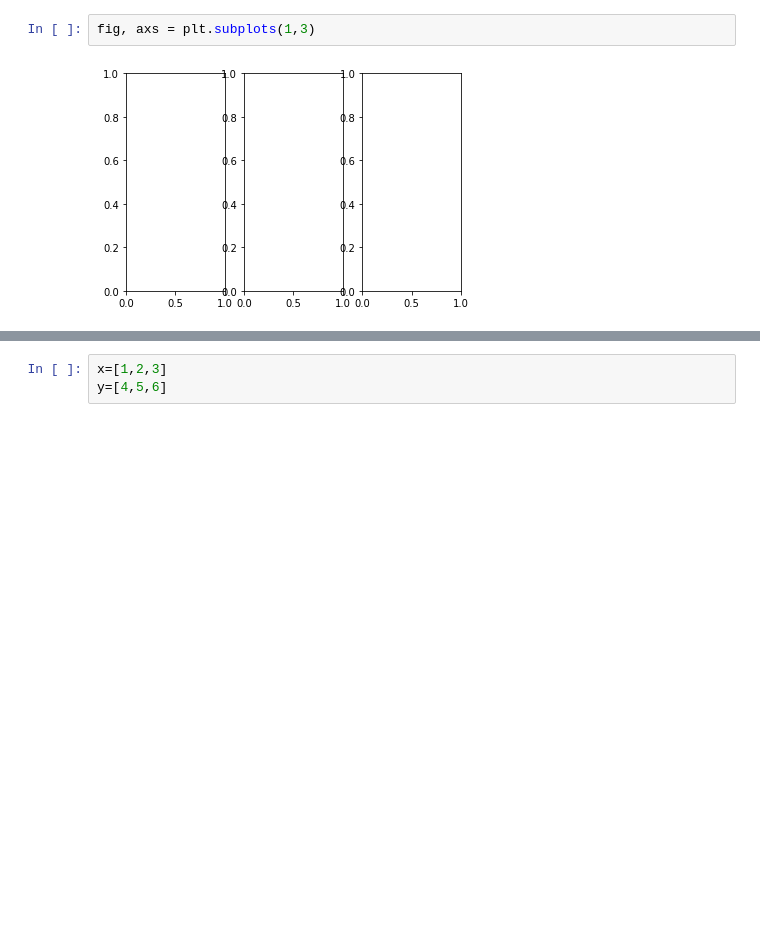
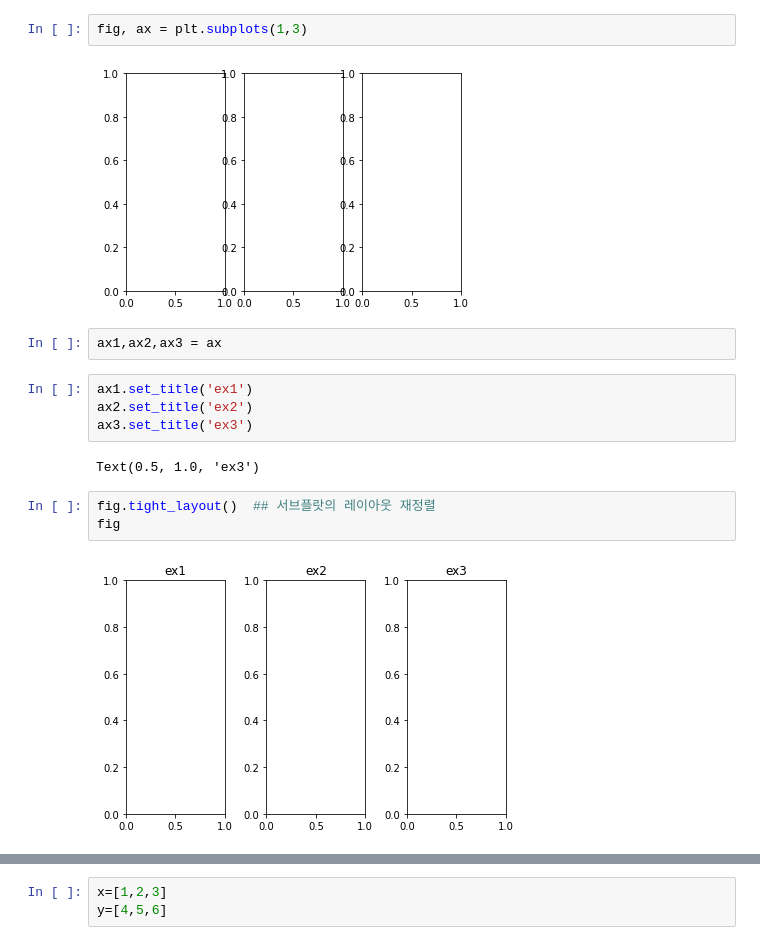
Before and after one commit to pinkocto/dinonene, a Jupyter notebook: _notebooks/2022-01-05.ipynb, the cells around one changed output, grey strips where cells are left out. Drawn from its saved outputs; the diff is of its cells as text; blank space fills up the shorter version.

```diff
--- a/_notebooks/2022-01-05.ipynb
+++ b/_notebooks/2022-01-05.ipynb
@@ -100,6 +101,19 @@ _y3=np.random.uniform(low=-1,high=1,size=10000)
 x3=_x3[radius<1]
 y3=_y3[radius<1]
 # %%
-fig, axs = plt.subplots(1,3)
+fig, ax = plt.subplots(1,3)
 # %% [output]
 [figure]
+# %%
+ax1,ax2,ax3 = ax
+# %%
+ax1.set_title('ex1')
+ax2.set_title('ex2')
+ax3.set_title('ex3')
+# %% [output]
+Text(0.5, 1.0, 'ex3')
+# %%
+fig.tight_layout()  ## 서브플랏의 레이아웃 재정렬
+fig
+# %% [output]
+[figure, added]
```
Also changed, not shown: parts of 3 cells of this notebook.
